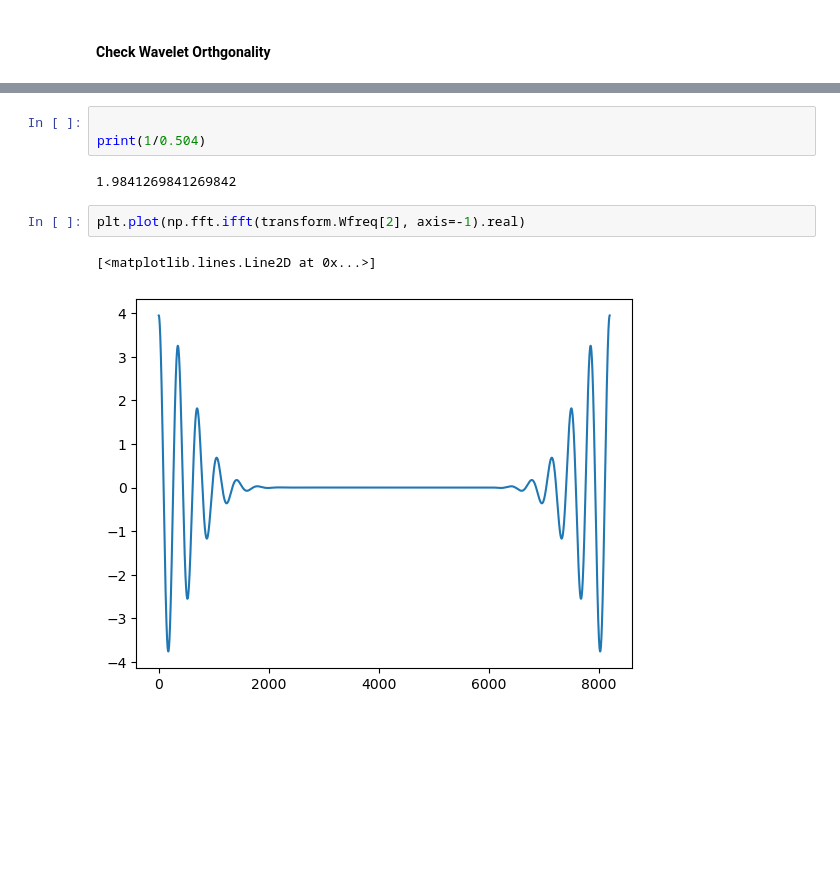
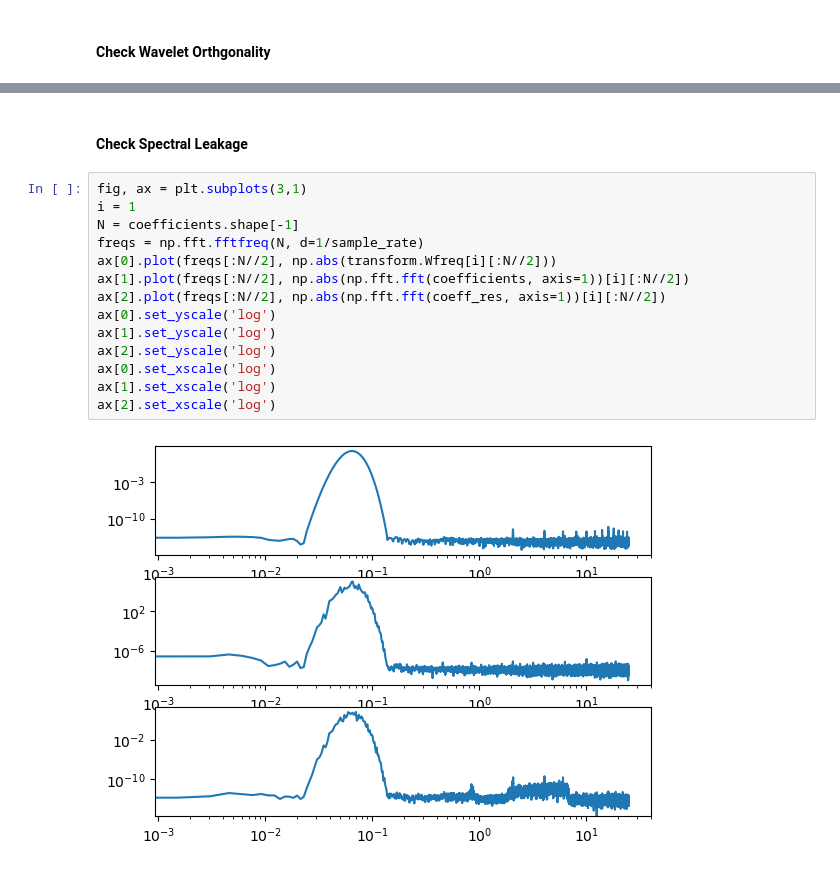
Before and after one commit to aphoffmann/InvertibleWavelets, a Jupyter notebook: ExampleUsage.ipynb, the cells around one changed output, grey strips where cells are left out. Cells and saved outputs as stored; diff of their text form; blank space fills up the shorter version.

```diff
--- a/ExampleUsage.ipynb
+++ b/ExampleUsage.ipynb
@@ -85,10 +93,18 @@ print(np.fft.fftfreq(num_samples, d = 1/45)[np.argmax(np.abs(np.fft.fft(Cauchy(2
-# %%
-
-print(1/0.504)
-# %% [output]
-1.9841269841269842
-# %%
-plt.plot(np.fft.ifft(transform.Wfreq[2], axis=-1).real)
-# %% [output]
-[<matplotlib.lines.Line2D at 0x...>]
-[figure, removed]
+# %% [markdown]
+#### Check Spectral Leakage
+# %%
+fig, ax = plt.subplots(3,1)
+i = 1
+N = coefficients.shape[-1]
+freqs = np.fft.fftfreq(N, d=1/sample_rate)
+ax[0].plot(freqs[:N//2], np.abs(transform.Wfreq[i][:N//2]))
+ax[1].plot(freqs[:N//2], np.abs(np.fft.fft(coefficients, axis=1))[i][:N//2])
+ax[2].plot(freqs[:N//2], np.abs(np.fft.fft(coeff_res, axis=1))[i][:N//2])
+ax[0].set_yscale('log')
+ax[1].set_yscale('log')
+ax[2].set_yscale('log')
+ax[0].set_xscale('log')
+ax[1].set_xscale('log')
+ax[2].set_xscale('log')
+# %% [output]
+[figure, added]
```
Also changed, not shown: parts of 13 cells of this notebook, 3 other files.
